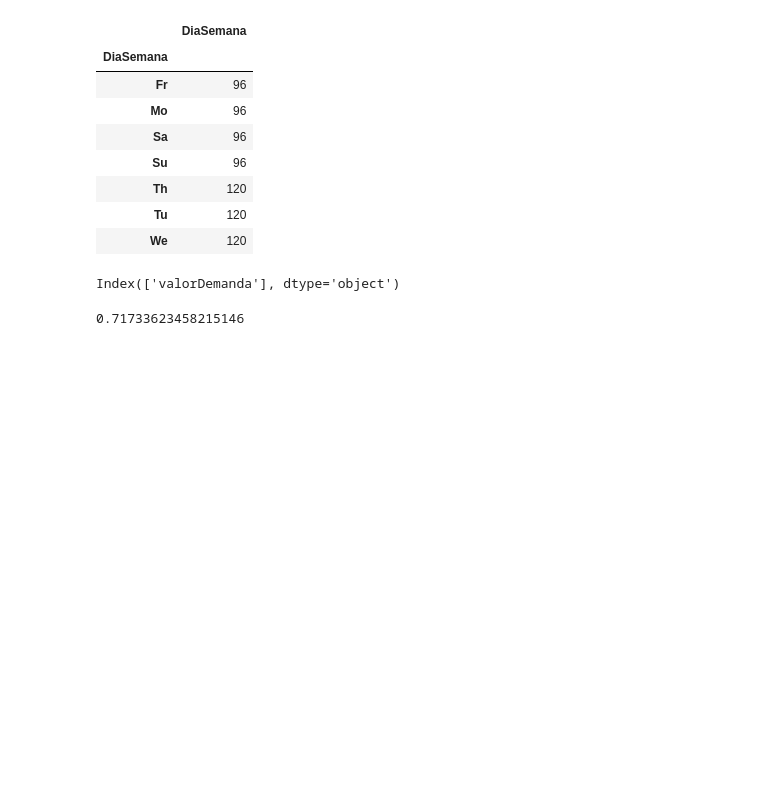
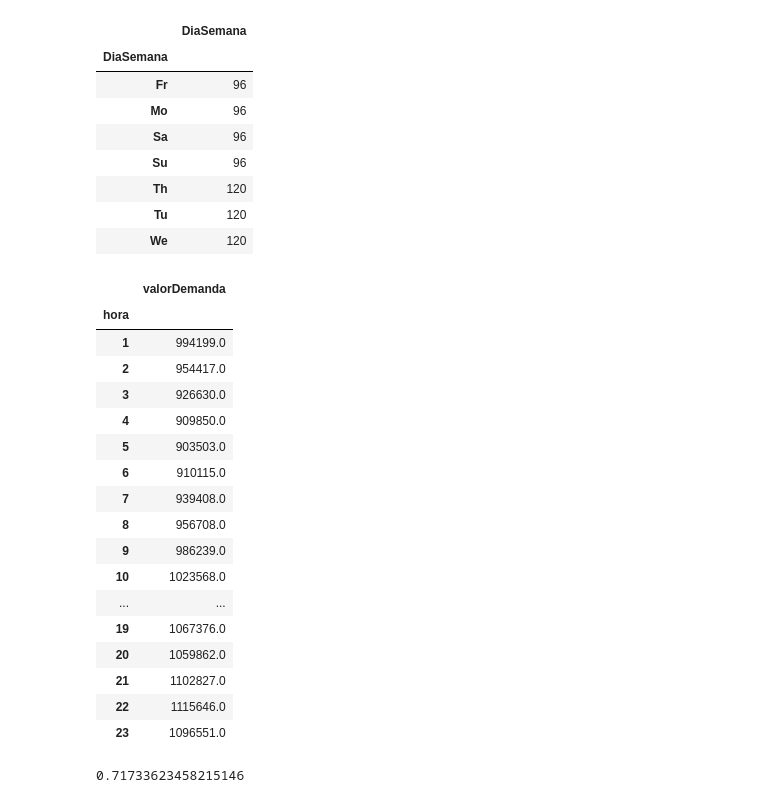
Before and after one commit to fou-foo/Consultoria, a Jupyter notebook: python/berkeley.ipynb, the cells around one changed output. Cells and saved outputs as stored; diff of their text form; code cells hidden in the pictures; blank space fills up the shorter version.

```diff
--- a/python/berkeley.ipynb
+++ b/python/berkeley.ipynb
@@ -119,9 +136,27 @@ resumen_dias
 | We | 120 |
 # %%
 resumenHora = pd.DataFrame(resumenHora)
-resumenHora.columns
+resumenHora = resumenHora.dropna()
+resumenHora
 # %% [output]
-Index(['valorDemanda'], dtype='object')
+|  | valorDemanda |
+| hora |  |
+| 1 | 994199.0 |
+| 2 | 954417.0 |
+| 3 | 926630.0 |
+| 4 | 909850.0 |
+| 5 | 903503.0 |
+| 6 | 910115.0 |
+| 7 | 939408.0 |
+| 8 | 956708.0 |
+| 9 | 986239.0 |
+| 10 | 1023568.0 |
+| ... | ... |
+| 19 | 1067376.0 |
+| 20 | 1059862.0 |
+| 21 | 1102827.0 |
+| 22 | 1115646.0 |
+| 23 | 1096551.0 |
 # %%
 #la relacion entre la demanda y el pronostico, lo checamos con la correlacion de pearson que es el dafult
 demanda = all_data_sin['valorDemanda']
```
Also changed, not shown: parts of 7 cells of this notebook, 1 other file.
